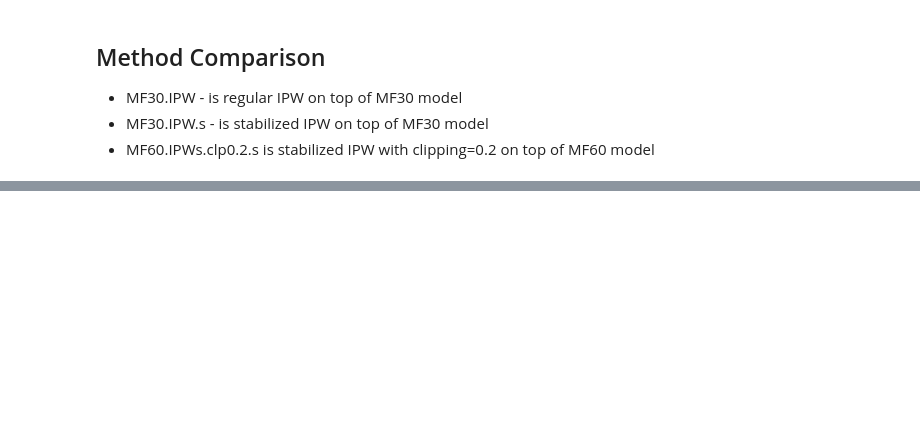
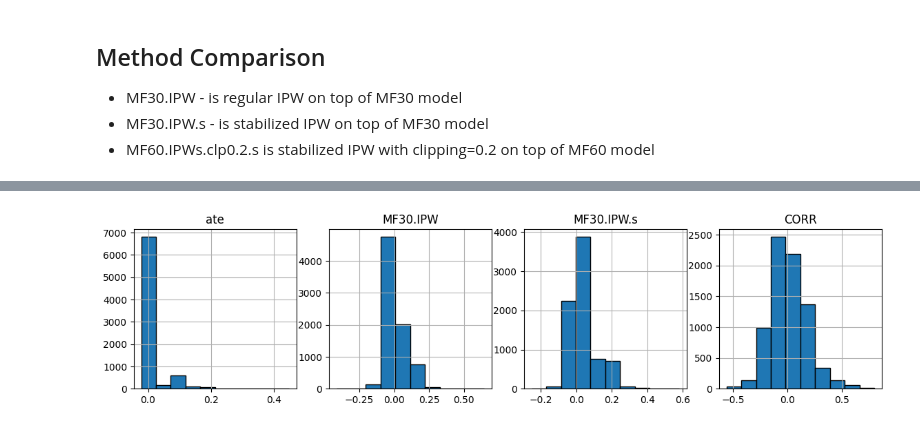
Before and after one commit to zivwhd/scmsim, a Jupyter notebook: notebooks/BenchmarkSim.ipynb, the cells around one changed output, grey strips where cells are left out. Cells and saved outputs as stored; diff of their text form; code cells hidden in the pictures; blank space fills up the shorter version.

```diff
--- a/notebooks/BenchmarkSim.ipynb
+++ b/notebooks/BenchmarkSim.ipynb
@@ -131,0 +152,4 @@ get_sim_scores(paths, uidata, ground_truth_name)
+# %%
+%run src/pipeline
+cdf, _ = get_enriched_estimates(paths, uidata, ground_truth_name)
+cdf.sort_values(by="ate", ascending=False)
@@ -131,0 +170,12 @@ get_sim_scores(paths, uidata, ground_truth_name)
+# %%
+import matplotlib.pyplot as plt
+
+idx = 1
+plt.figure(figsize=(14, 3))
+for col in ['ate','MF30.IPW', 'MF30.IPW.s', 'CORR']:
+    plt.subplot(1, 4, idx)
+    plt.title(col)
+    cdf[col].hist(bins=10, edgecolor='black')
+    idx += 1
+# %% [output]
+[figure, added]
```
Also changed, not shown: parts of 10 cells of this notebook, 3 other files.
